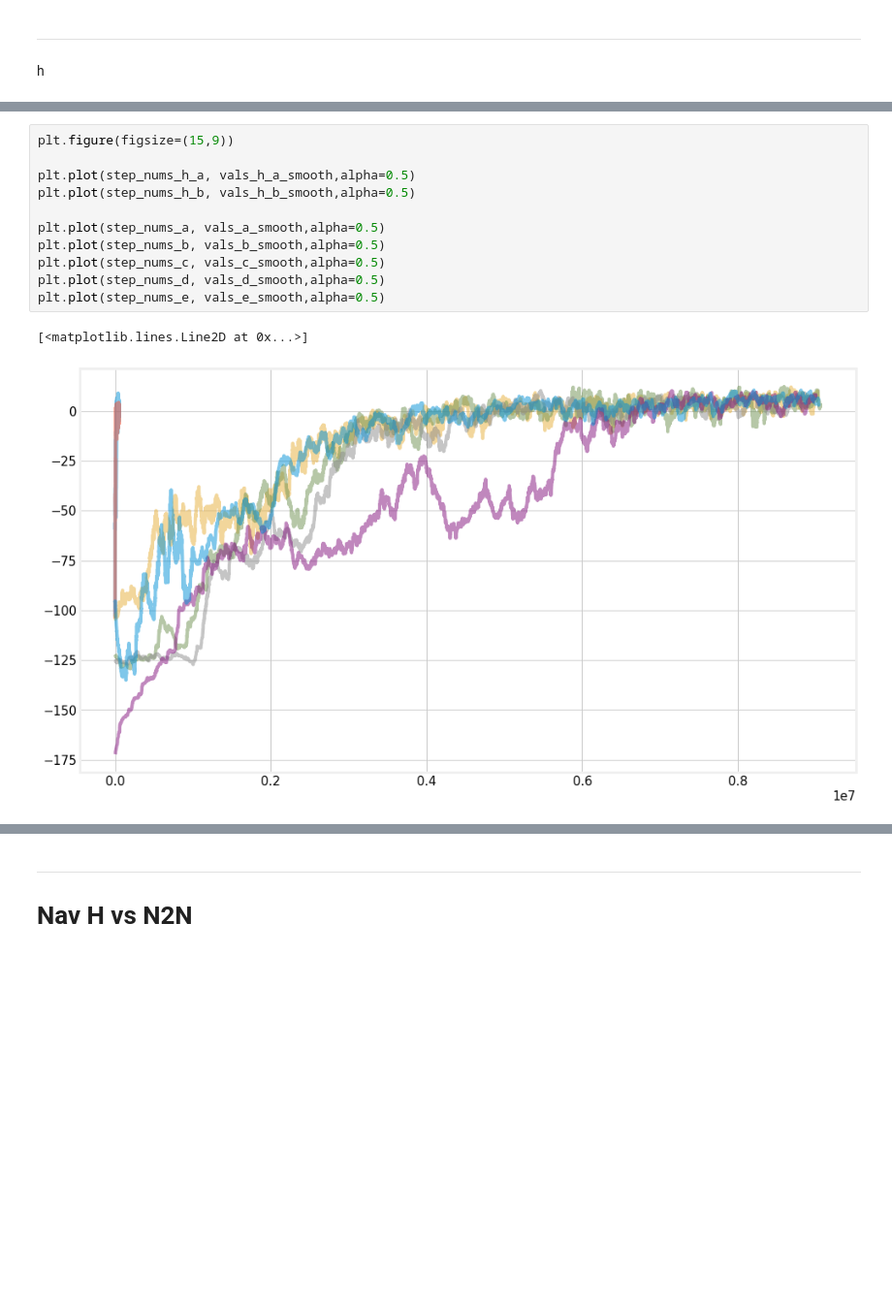
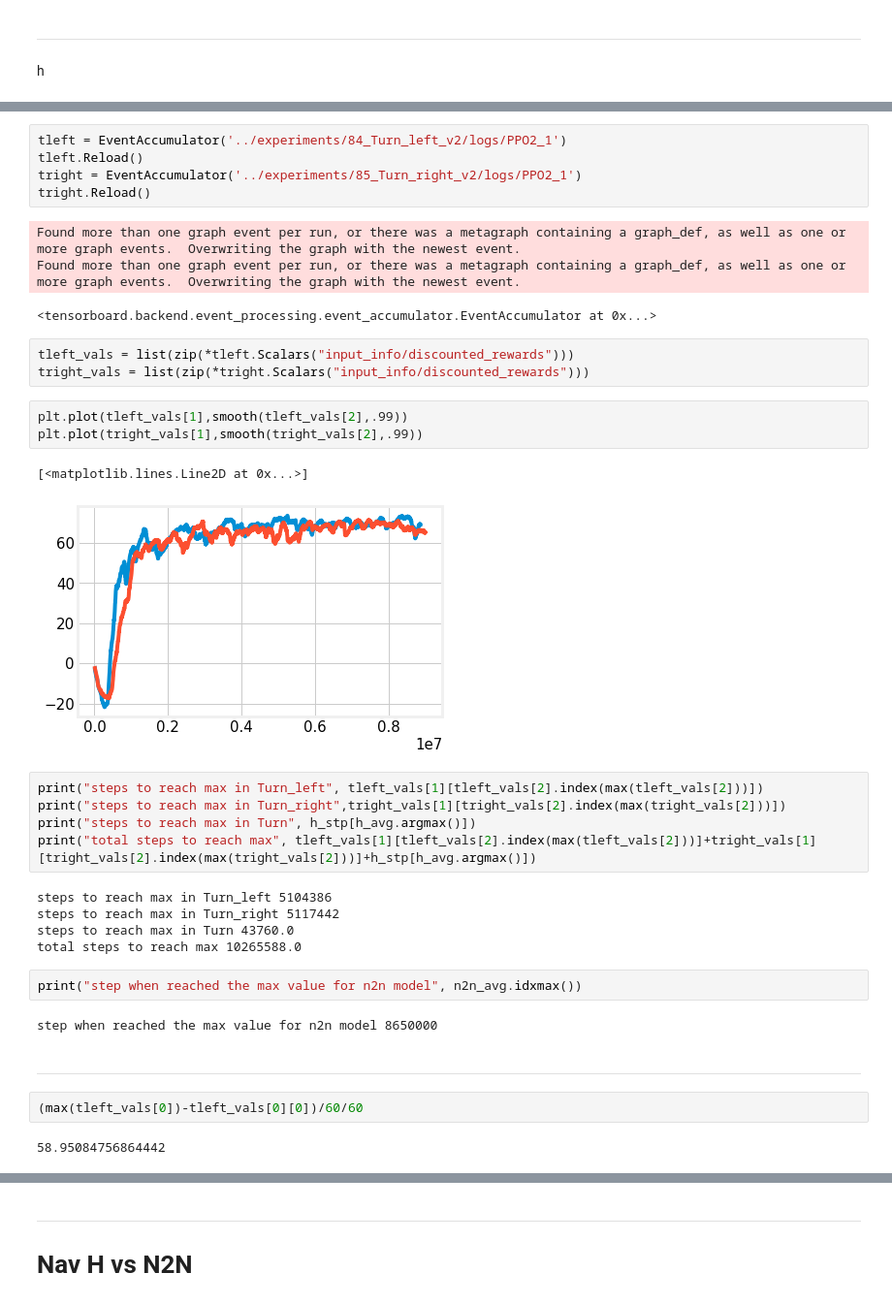
Before and after one commit to NotAnyMike/HRL, a Jupyter notebook: notebooks/Plots.ipynb, the cells around one changed output, grey strips where cells are left out. Shown at 97% size. Drawn from its saved outputs; the diff is of its cells as text; blank space fills up the shorter version.

```diff
--- a/notebooks/Plots.ipynb
+++ b/notebooks/Plots.ipynb
@@ -229,14 +268,38 @@ plt.savefig("plots/h-turn.pdf",bbox_inches="tight", pad_inches=0)
-# %%
-plt.figure(figsize=(15,9))
-
-plt.plot(step_nums_h_a, vals_h_a_smooth,alpha=0.5)
-plt.plot(step_nums_h_b, vals_h_b_smooth,alpha=0.5)
-
-plt.plot(step_nums_a, vals_a_smooth,alpha=0.5)
-plt.plot(step_nums_b, vals_b_smooth,alpha=0.5)
-plt.plot(step_nums_c, vals_c_smooth,alpha=0.5)
-plt.plot(step_nums_d, vals_d_smooth,alpha=0.5)
-plt.plot(step_nums_e, vals_e_smooth,alpha=0.5)
-# %% [output]
-[<matplotlib.lines.Line2D at 0x...>]
-[figure, removed]
+# %%
+tleft = EventAccumulator('../experiments/84_Turn_left_v2/logs/PPO2_1')
+tleft.Reload()
+tright = EventAccumulator('../experiments/85_Turn_right_v2/logs/PPO2_1')
+tright.Reload()
+# %% [output]
+Found more than one graph event per run, or there was a metagraph containing a graph_def, as well as one or more graph events.  Overwriting the graph with the newest event.
+Found more than one graph event per run, or there was a metagraph containing a graph_def, as well as one or more graph events.  Overwriting the graph with the newest event.
+<tensorboard.backend.event_processing.event_accumulator.EventAccumulator at 0x...>
+# %%
+tleft_vals = list(zip(*tleft.Scalars("input_info/discounted_rewards")))
+tright_vals = list(zip(*tright.Scalars("input_info/discounted_rewards")))
+# %%
+plt.plot(tleft_vals[1],smooth(tleft_vals[2],.99))
+plt.plot(tright_vals[1],smooth(tright_vals[2],.99))
+# %% [output]
+[<matplotlib.lines.Line2D at 0x...>]
+[figure, added]
+# %%
+print("steps to reach max in Turn_left", tleft_vals[1][tleft_vals[2].index(max(tleft_vals[2]))])
+print("steps to reach max in Turn_right",tright_vals[1][tright_vals[2].index(max(tright_vals[2]))])
+print("steps to reach max in Turn", h_stp[h_avg.argmax()])
+print("total steps to reach max", tleft_vals[1][tleft_vals[2].index(max(tleft_vals[2]))]+tright_vals[1][tright_vals[2].index(max(tright_vals[2]))]+h_stp[h_avg.argmax()])
+# %% [output]
+steps to reach max in Turn_left 5104386
+steps to reach max in Turn_right 5117442
+steps to reach max in Turn 43760.0
+total steps to reach max 10265588.0
+# %%
+print("step when reached the max value for n2n model", n2n_avg.idxmax())
+# %% [output]
+step when reached the max value for n2n model 8650000
+# %% [markdown]
+---
+# %%
+(max(tleft_vals[0])-tleft_vals[0][0])/60/60
+# %% [output]
+58.95084756864442
```
Also changed, not shown: parts of 15 cells of this notebook, 10 other files.
